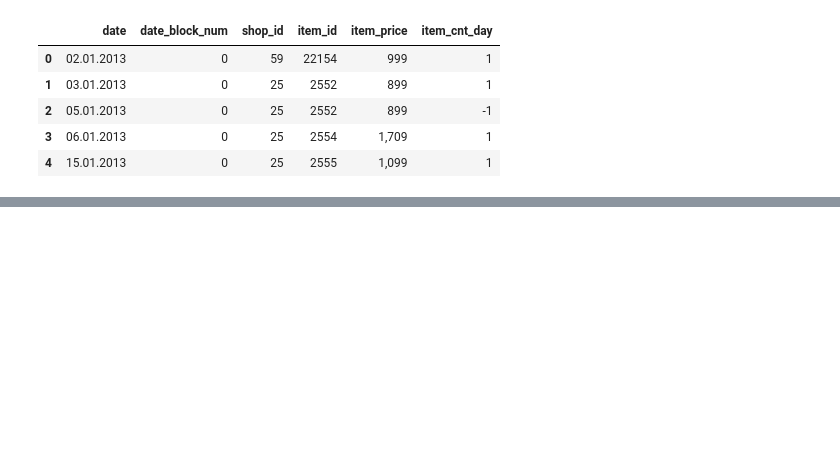
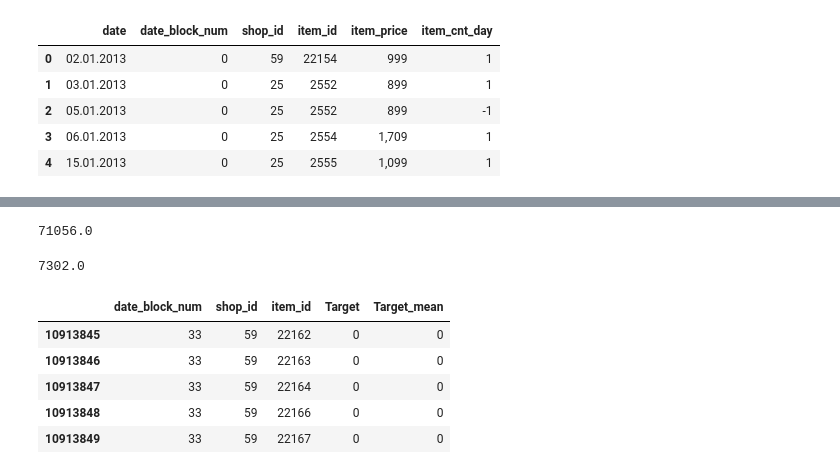
Before and after one commit to waficf/Kaggle_Competitions, a Jupyter notebook: Grocery.ipynb, the cells around one changed output, grey strips where cells are left out. Cells and saved outputs as stored; diff of their text form; code cells hidden in the pictures; blank space fills up the shorter version.

```diff
--- a/Grocery.ipynb
+++ b/Grocery.ipynb
@@ -289,0 +89,9 @@ df_train[(train.item_price < 150000)].plot('item_price', 'item_cnt_day', 'scatte
+# %%
+temp_mean = trn.groupby(['date_block_num', 'shop_id', 'item_id'])[['item_cnt_day']].mean()
+temp_mean.rename(columns={'item_cnt_day':'Target_mean'}, inplace=True)
+# %%
+all_data = all_data.merge(temp_mean, on=['date_block_num', 'shop_id', 'item_id'], how='left').fillna(0)
+# %%
+all_data.sort_values(['date_block_num', 'shop_id', 'item_id'], inplace=True)
+# %%
+all_data.reset_index(drop=True, inplace=True)
@@ -289,0 +107,17 @@ df_train[(train.item_price < 150000)].plot('item_price', 'item_cnt_day', 'scatte
+# %%
+x.target_prev.sum()
+# %% [output]
+71056.0
+# %%
+y[:238172].target_prev.sum()
+# %% [output]
+7302.0
+# %%
+all_data.tail()
+# %% [output]
+|  | date_block_num | shop_id | item_id | Target | Target_mean |
+| 10913845 | 33 | 59 | 22162 | 0 | 0 |
+| 10913846 | 33 | 59 | 22163 | 0 | 0 |
+| 10913847 | 33 | 59 | 22164 | 0 | 0 |
+| 10913848 | 33 | 59 | 22166 | 0 | 0 |
+| 10913849 | 33 | 59 | 22167 | 0 | 0 |
```
Also changed, not shown: parts of 85 cells of this notebook.
